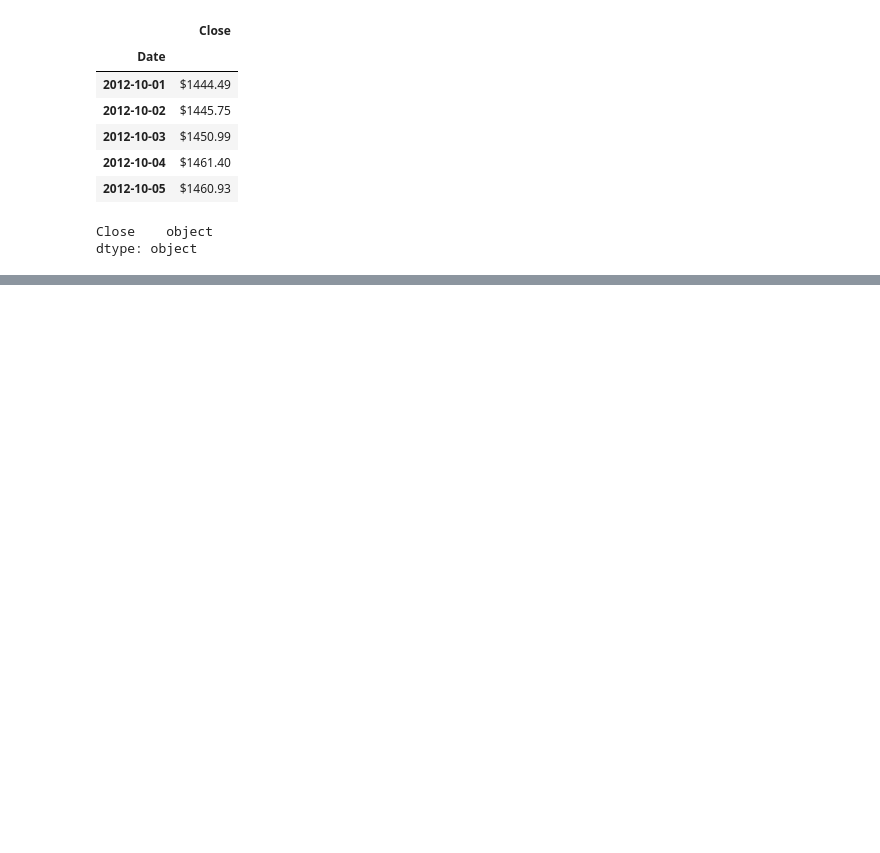
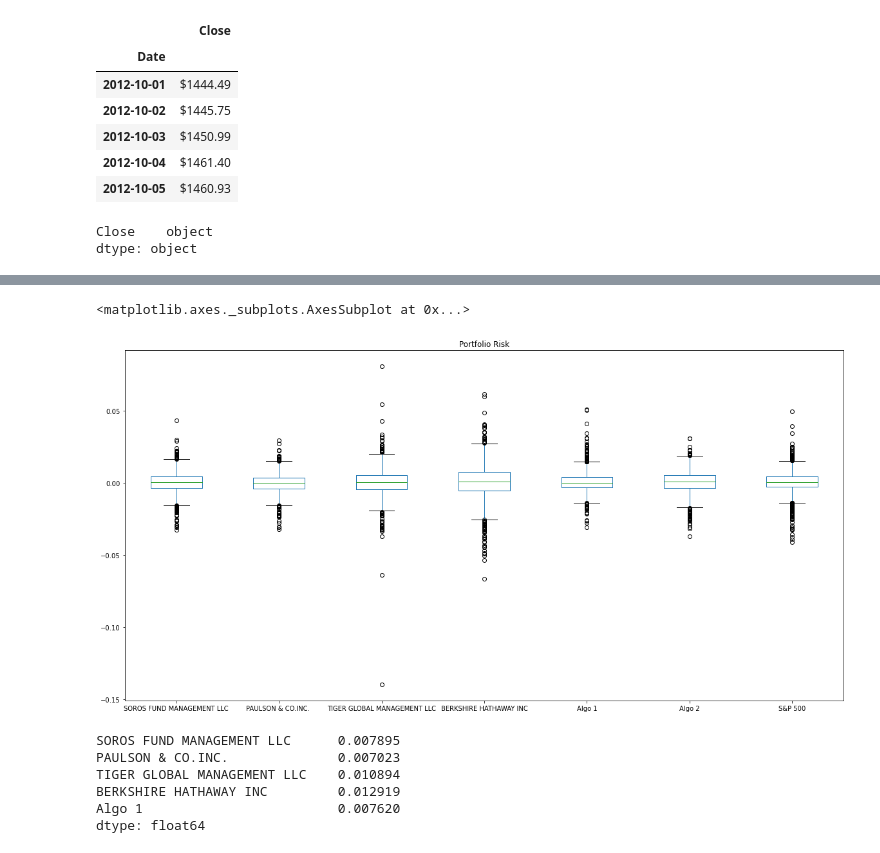
Before and after one commit to ameghani10/Whale_Analysis, a Jupyter notebook: whale_analysis.ipynb, the cells around one changed output, grey strips where cells are left out. Drawn from its saved outputs; the diff is of its cells as text; code cells hidden in the pictures; blank space fills up the shorter version.

```diff
--- a/whale_analysis.ipynb
+++ b/whale_analysis.ipynb
@@ -113,0 +201,18 @@ dtype: object
+# %%
+# Box plot to visually show risk
+combined_returns_df.plot.box(figsize = (20,10), title = "Portfolio Risk")
+# %% [output]
+<matplotlib.axes._subplots.AxesSubplot at 0x...>
+[figure, added]
+# %%
+# Daily Standard Deviations
+# Calculate the standard deviation for each portfolio
+combined_std_dev = combined_returns_df.std()
+combined_std_dev.head()
+# %% [output]
+SOROS FUND MANAGEMENT LLC      0.007895
+PAULSON & CO.INC.              0.007023
+TIGER GLOBAL MANAGEMENT LLC    0.010894
+BERKSHIRE HATHAWAY INC         0.012919
+Algo 1                         0.007620
+dtype: float64
```
Also changed, not shown: parts of 12 cells of this notebook.
